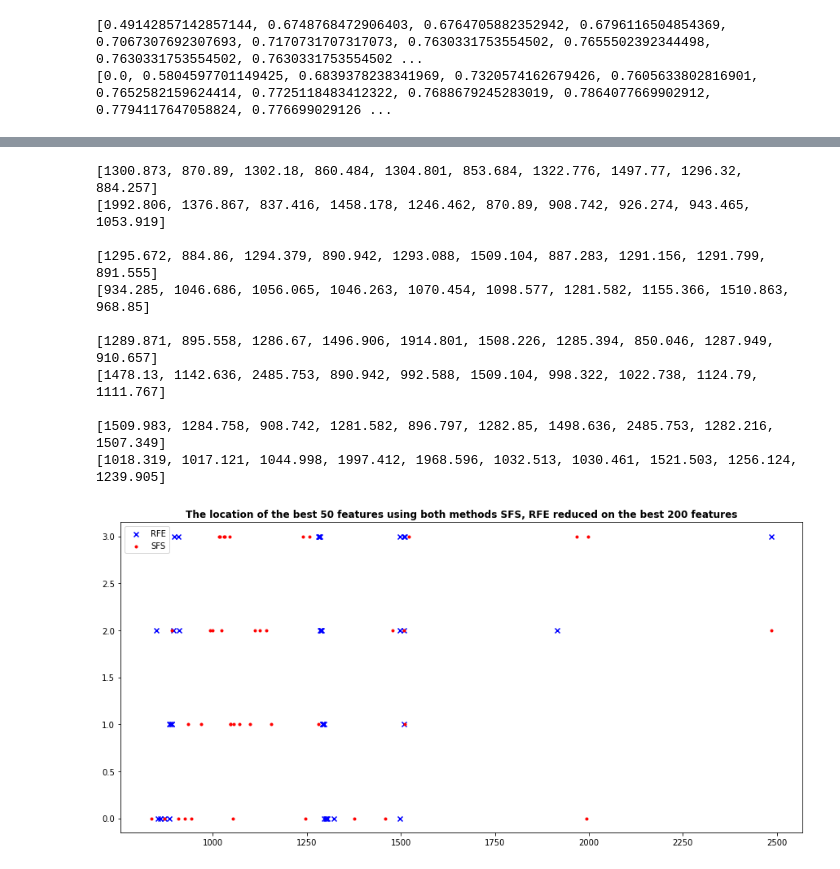
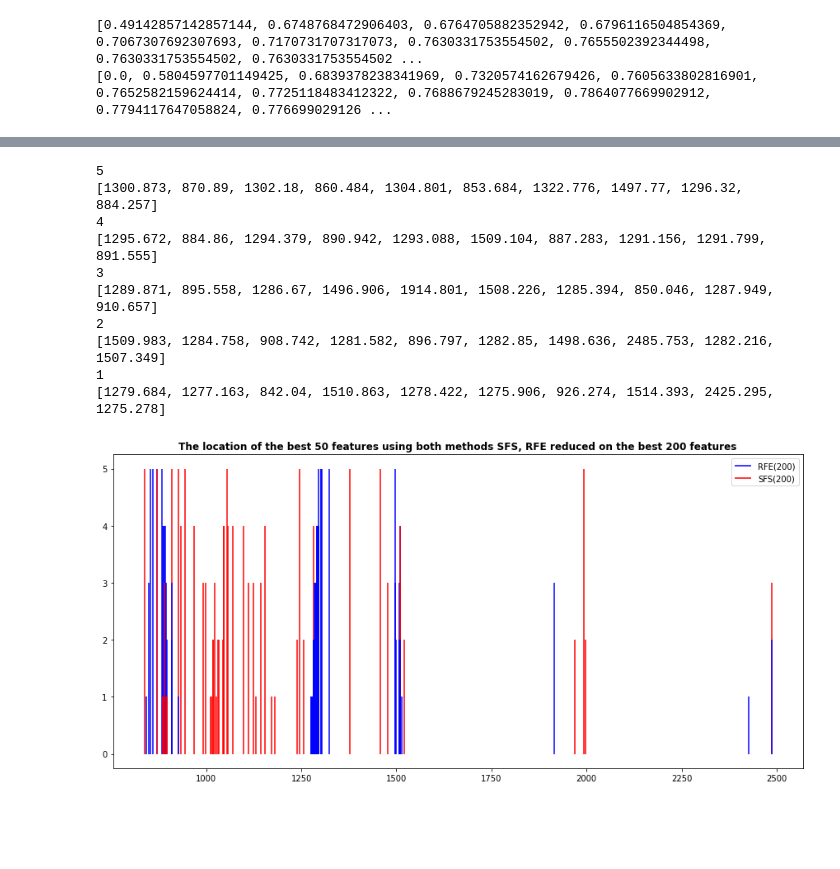
Before and after one commit to eahussein/apple_classification, a Jupyter notebook: rg/tutorial_graphs2.ipynb, the cells around one changed output, grey strips where cells are left out. Cells and saved outputs as stored; diff of their text form; code cells hidden in the pictures; blank space fills up the shorter version.

Commit message:
finished the training graphs

```diff
--- a/rg/tutorial_graphs2.ipynb
+++ b/rg/tutorial_graphs2.ipynb
@@ -174,36 +174,34 @@ imp_freq6B = [1992.806, 1376.867, 837.416, 1458.178, 1246.462, 870.89, 908.742,
 # %%
 plt.rcParams["figure.figsize"] = (15,7)# 'xtick.labelsize', 'ytick.labelsize'
 plt.title( "The location of the best 50 features using both methods SFS, RFE reduced on the best 200 features", fontweight ='bold', fontsize =12)
 # plt.xlabel("Features", fontweight ='bold', fontsize =12)
 # plt.ylabel("Precision", fontweight ='bold', fontsize =12)
 
-arrr= [0, 10, 20, 30, 40]
+arrr= [0, 10, 20, 30, 40, 50]
 colrs = ['red', 'blue', 'green', 'yellow']
+for i in range (5):
+    print((5-i))
+    print(imp_freqB[arrr[i]:arrr[i+1]])
 
-for i in range (4):
-    print(imp_freqB[arrr[i]:arrr[i+1]])
-    print(imp_freq6B[arrr[i]:arrr[i+1]])
-    print()
-    if i == 0:
+    if i  == 0:
+        plt.vlines(x = imp_freqB[arrr[i]:arrr[i+1]], ymin = 0, ymax = np.zeros(10)+(5-i), colors = 'blue', label ="RFE(200)")
+        plt.vlines(x = imp_freq6B[arrr[i]:arrr[i+1]], ymin = 0, ymax = np.zeros(10)+(5-i), colors = 'red', label ="SFS(200)")
+    else:
+        plt.vlines(x = imp_freqB[arrr[i]:arrr[i+1]], ymin = 0, ymax = np.zeros(10)+(5-i), colors = 'blue')
+        plt.vlines(x = imp_freq6B[arrr[i]:arrr[i+1]], ymin = 0, ymax = np.zeros(10)+(5-i), colors = 'red')
 
-        plt.scatter(imp_freqB[arrr[i]:arrr[i+1]], np.zeros(10)+i, color = 'blue', label ="RFE", marker = 'x')
-        plt.scatter(imp_freq6B[arrr[i]:arrr[i+1]], np.zeros(10)+i, color = 'red', label ="SFS", marker = '.')
-    else:
-        plt.scatter(imp_freqB[arrr[i]:arrr[i+1]], np.zeros(10)+i, color = 'blue',  marker = 'x')
-        plt.scatter(imp_freq6B[arrr[i]:arrr[i+1]], np.zeros(10)+i, color = 'red',  marker = '.')
 
 plt.legend()
 plt.show()
 # %% [output]
+5
 [1300.873, 870.89, 1302.18, 860.484, 1304.801, 853.684, 1322.776, 1497.77, 1296.32, 884.257]
-[1992.806, 1376.867, 837.416, 1458.178, 1246.462, 870.89, 908.742, 926.274, 943.465, 1053.919]
-
+4
 [1295.672, 884.86, 1294.379, 890.942, 1293.088, 1509.104, 887.283, 1291.156, 1291.799, 891.555]
-[934.285, 1046.686, 1056.065, 1046.263, 1070.454, 1098.577, 1281.582, 1155.366, 1510.863, 968.85]
-
+3
 [1289.871, 895.558, 1286.67, 1496.906, 1914.801, 1508.226, 1285.394, 850.046, 1287.949, 910.657]
-[1478.13, 1142.636, 2485.753, 890.942, 992.588, 1509.104, 998.322, 1022.738, 1124.79, 1111.767]
-
+2
 [1509.983, 1284.758, 908.742, 1281.582, 896.797, 1282.85, 1498.636, 2485.753, 1282.216, 1507.349]
-[1018.319, 1017.121, 1044.998, 1997.412, 1968.596, 1032.513, 1030.461, 1521.503, 1256.124, 1239.905]
+1
+[1279.684, 1277.163, 842.04, 1510.863, 1278.422, 1275.906, 926.274, 1514.393, 2425.295, 1275.278]
-[figure, old version]
+[figure, new version]
```
Also changed, not shown: parts of 1 cell of this notebook, 1 other file.
